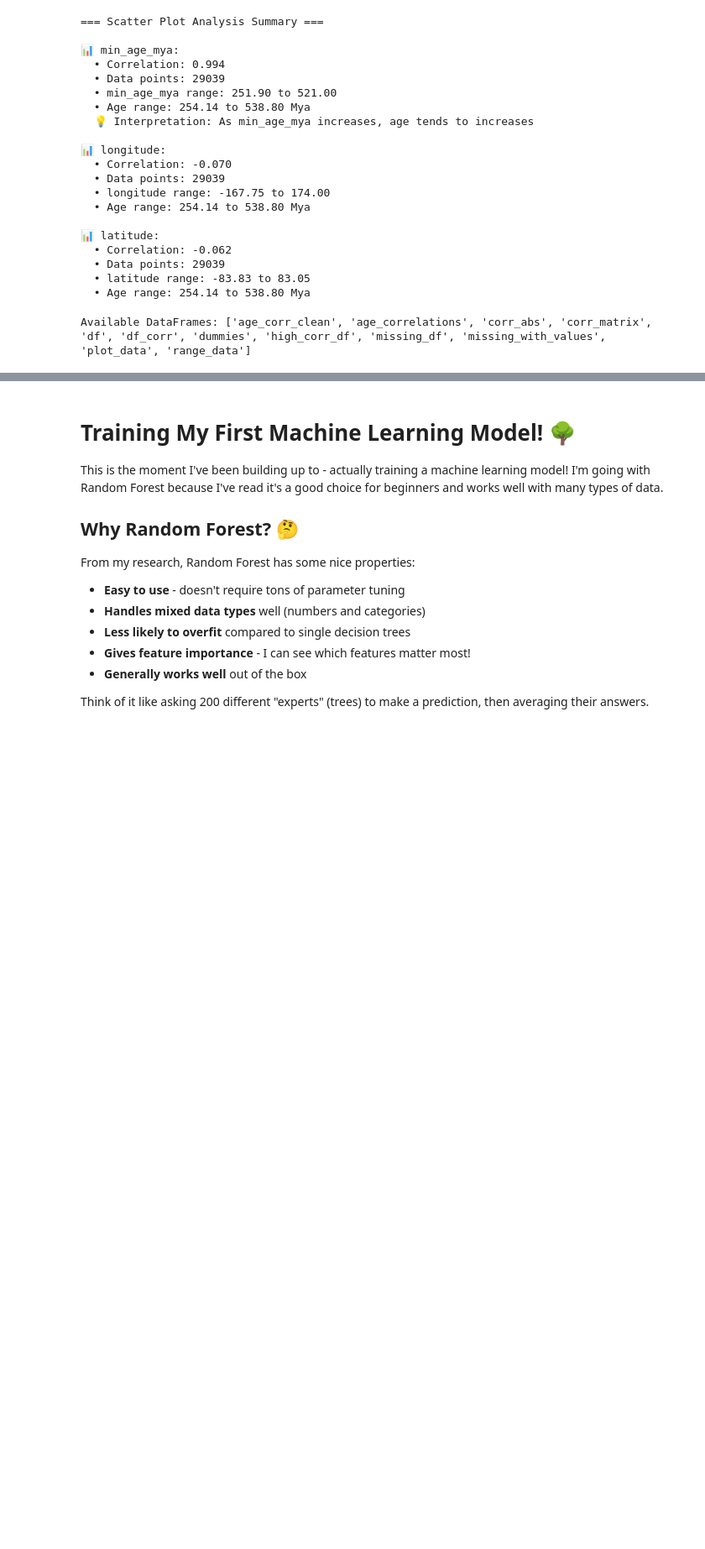
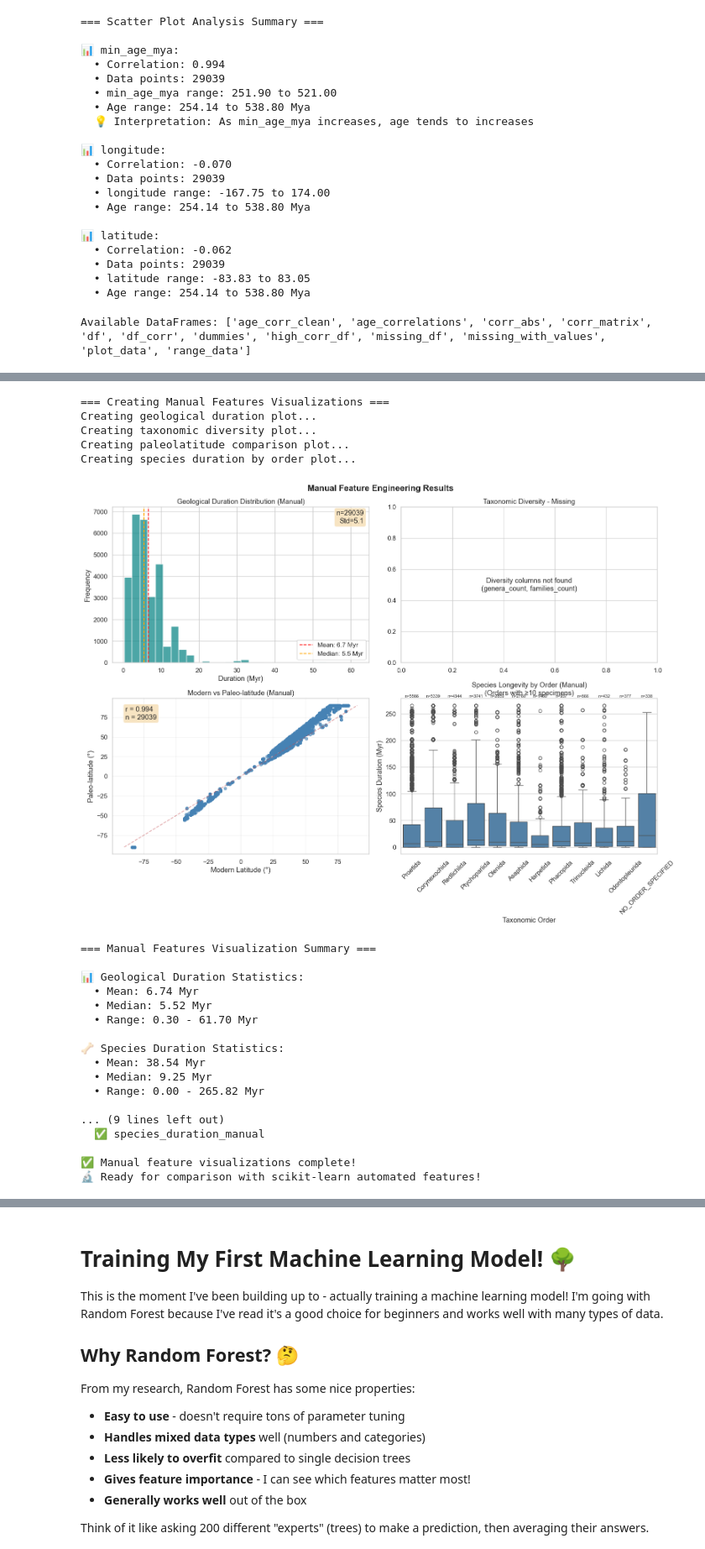
Before and after one commit to bp198/ML-Project, a Jupyter notebook: MLPROJECT.ipynb, the cells around one changed output, grey strips where cells are left out. Shown at 84% size. Drawn from its saved outputs; the diff is of its cells as text; code cells hidden in the pictures; blank space fills up the shorter version.

```diff
--- a/MLPROJECT.ipynb
+++ b/MLPROJECT.ipynb
@@ -1462,8 +3058,8 @@ from collections import defaultdict
 print("=== Starting Manual Feature Calculations ===")
 print("Creating domain-specific features from first principles...")
 
-# Validate required columns
-required_cols = ['max_age_mya', 'min_age_mya', 'avg_age_mya', 'latitude', 'genus', 'family', 'species']
+# Validate required columns - FIXED: Use max_age_mya instead of avg_age_mya
+required_cols = ['max_age_mya', 'min_age_mya', 'latitude', 'genus', 'family', 'species']
 missing_cols = [col for col in required_cols if col not in df.columns]
 
 if missing_cols:
@@ -1473,6 +3069,11 @@ else:
 
     # Store original feature count for comparison
     original_features = df.shape[1]
+
+    # Calculate average age from max and min for calculations
+    if 'avg_age_mya' not in df.columns:
+        df['avg_age_mya'] = (df['max_age_mya'] + df['min_age_mya']) / 2
+        print("✅ Created avg_age_mya from max and min values")
 
     # 1. Geological Duration (Time Uncertainty Range)
     print("\n1. Calculating Geological Duration...")
@@ -1579,7 +3180,7 @@ else:
     # 5. Additional Manual Features
     print("\n5. Calculating Additional Features...")
 
-    # Temporal features
+    # Temporal features - FIXED: Using avg_age_mya (calculated from max/min)
     if 'avg_age_mya' in df.columns:
         # Geological era classification (manual)
         def classify_era(age):
@@ -1709,9 +3318,9 @@ else:
                   ha='center', va='center', transform=axes[0,0].transAxes)
     axes[0,0].set_title('Geological Duration - Missing')
 
-# 2. Taxonomic Diversity Through Time
+# 2. Taxonomic Diversity Through Time - FIXED: Check for column existence
 print("Creating taxonomic diversity plot...")
-if 'genera_count' in df.columns and 'families_count' in df.columns:
+if 'genera_count' in df.columns and 'families_count' in df.columns and 'time_period_bin' in df.columns:
     # Create summary by time period
     diversity_summary = df.groupby('time_period_bin')[['genera_count', 'families_count']].first().dropna()
 
@@ -1747,18 +3356,38 @@ if 'genera_count' in df.columns and 'families_count' in df.columns:
         axes[0,1].text(0.5, 0.5, 'No diversity data available',
                       ha='center', va='center', transform=axes[0,1].transAxes)
         axes[0,1].set_title('Taxonomic Diversity - No Data')
+elif 'genera_count' in df.columns and 'families_count' in df.columns:
+    # Alternative: Show overall diversity without time periods
+    genera_count = df['genera_count'].dropna().iloc[0] if 'genera_count' in df.columns else 0
+    families_count = df['families_count'].dropna().iloc[0] if 'families_count' in df.columns else 0
+
+    categories = ['Genera', 'Families']
+    values = [genera_count, families_count]
+
+    bars = axes[0,1].bar(categories, values, color=['#1f77b4', '#ff7f0e'], alpha=0.8)
+    axes[0,1].set_title('Overall Taxonomic Diversity (Manual)')
+    axes[0,1].set_ylabel('Count')
+
+    # Add value labels
+    for bar, value in zip(bars, values):
+        axes[0,1].text(bar.get_x() + bar.get_width()/2., bar.get_height(),
+                      f'{int(value)}', ha='center', va='bottom', fontsize=12)
 else:
-    axes[0,1].text(0.5, 0.5, 'Diversity columns not found',
+    axes[0,1].text(0.5, 0.5, 'Diversity columns not found\n(genera_count, families_count)',
                   ha='center', va='center', transform=axes[0,1].transAxes)
     axes[0,1].set_title('Taxonomic Diversity - Missing')
 
-# 3. Paleolatitude Comparison
+# 3. Paleolatitude Comparison - FIXED: Handle missing time_period_bin
 print("Creating paleolatitude comparison plot...")
 if 'latitude' in df.columns and 'paleolatitude_manual' in df.columns:
-    plot_data = df[['latitude', 'paleolatitude_manual', 'time_period_bin']].dropna()
+    # Check if time_period_bin exists, if not, proceed without it
+    if 'time_period_bin' in df.columns:
+        plot_data = df[['latitude', 'paleolatitude_manual', 'time_period_bin']].dropna()
+    else:
+        plot_data = df[['latitude', 'paleolatitude_manual']].dropna()
 
     if len(plot_data) > 0:
-        # Create scatter plot with time period coloring
+        # Create scatter plot with time period coloring if available
         if 'time_period_bin' in plot_data.columns and plot_data['time_period_bin'].notna().any():
             sns.scatterplot(data=plot_data, x='latitude', y='paleolatitude_manual',
                            hue='time_period_bin', ax=axes[1,0], alpha=0.6, s=30)
@@ -1787,7 +3416,7 @@ if 'latitude' in df.columns and 'paleolatitude_manual' in df.columns:
                       ha='center', va='center', transform=axes[1,0].transAxes)
         axes[1,0].set_title('Paleolatitude Comparison - No Data')
 else:
-    axes[1,0].text(0.5, 0.5, 'Coordinate columns not found',
+    axes[1,0].text(0.5, 0.5, 'Coordinate columns not found\n(latitude, paleolatitude_manual)',
                   ha='center', va='center', transform=axes[1,0].transAxes)
     axes[1,0].set_title('Paleolatitude Comparison - Missing')
 
@@ -1825,38 +3454,69 @@ if 'order' in df.columns and 'species_duration_manual' in df.columns:
                       ha='center', va='center', transform=axes[1,1].transAxes)
         axes[1,1].set_title('Species Longevity - No Data')
 else:
-    axes[1,1].text(0.5, 0.5, 'Order or duration columns not found',
+    axes[1,1].text(0.5, 0.5, 'Required columns not found\n(order, species_duration_manual)',
                   ha='center', va='center', transform=axes[1,1].transAxes)
     axes[1,1].set_title('Species Longevity - Missing')
 
 plt.tight_layout()
 plt.show()
 
 # Summary statistics
 print("\n=== Manual Features Visualization Summary ===")
 
 if 'geol_duration_manual' in df.columns:
     duration_stats = df['geol_duration_manual'].describe()
     print(f"\n📊 Geological Duration Statistics:")
     print(f"  • Mean: {duration_stats['mean']:.2f} Myr")
     print(f"  • Median: {duration_stats['50%']:.2f} Myr")
     print(f"  • Range: {duration_stats['min']:.2f} - {duration_stats['max']:.2f} Myr")
 
 if 'species_duration_manual' in df.columns:
     species_stats = df['species_duration_manual'].describe()
     print(f"\n🦴 Species Duration Statistics:")
     print(f"  • Mean: {species_stats['mean']:.2f} Myr")
     print(f"  • Median: {species_stats['50%']:.2f} Myr")
     print(f"  • Range: {species_stats['min']:.2f} - {species_stats['max']:.2f} Myr")
 
 if 'paleolatitude_manual' in df.columns and 'latitude' in df.columns:
     coord_data = df[['latitude', 'paleolatitude_manual']].dropna()
     if len(coord_data) > 0:
         lat_shift = (coord_data['paleolatitude_manual'] - coord_data['latitude']).abs().mean()
         print(f"\n🌍 Paleogeographic Analysis:")
         print(f"  • Average latitude shift: {lat_shift:.1f}°")
         print(f"  • Max shift: {(coord_data['paleolatitude_manual'] - coord_data['latitude']).abs().max():.1f}°")
 
+# Debug: Show which columns are available
+print(f"\n🔍 Available columns check:")
+required_cols = ['time_period_bin', 'genera_count', 'families_count', 'paleolatitude_manual', 'species_duration_manual']
+for col in required_cols:
+    status = "✅" if col in df.columns else "❌"
+    print(f"  {status} {col}")
+
 print("\n✅ Manual feature visualizations complete!")
 print("🔬 Ready for comparison with scikit-learn automated features!")
+# %% [output]
+=== Creating Manual Features Visualizations ===
+Creating geological duration plot...
+Creating taxonomic diversity plot...
+Creating paleolatitude comparison plot...
+Creating species duration by order plot...
+[figure, added]
+=== Manual Features Visualization Summary ===
+
+📊 Geological Duration Statistics:
+  • Mean: 6.74 Myr
+  • Median: 5.52 Myr
+  • Range: 0.30 - 61.70 Myr
+
+🦴 Species Duration Statistics:
+  • Mean: 38.54 Myr
+  • Median: 9.25 Myr
+  • Range: 0.00 - 265.82 Myr
+
+... (9 lines left out)
+  ✅ species_duration_manual
+
+✅ Manual feature visualizations complete!
+🔬 Ready for comparison with scikit-learn automated features!
 # %% [markdown]
```
Also changed, not shown: parts of 42 cells of this notebook.
